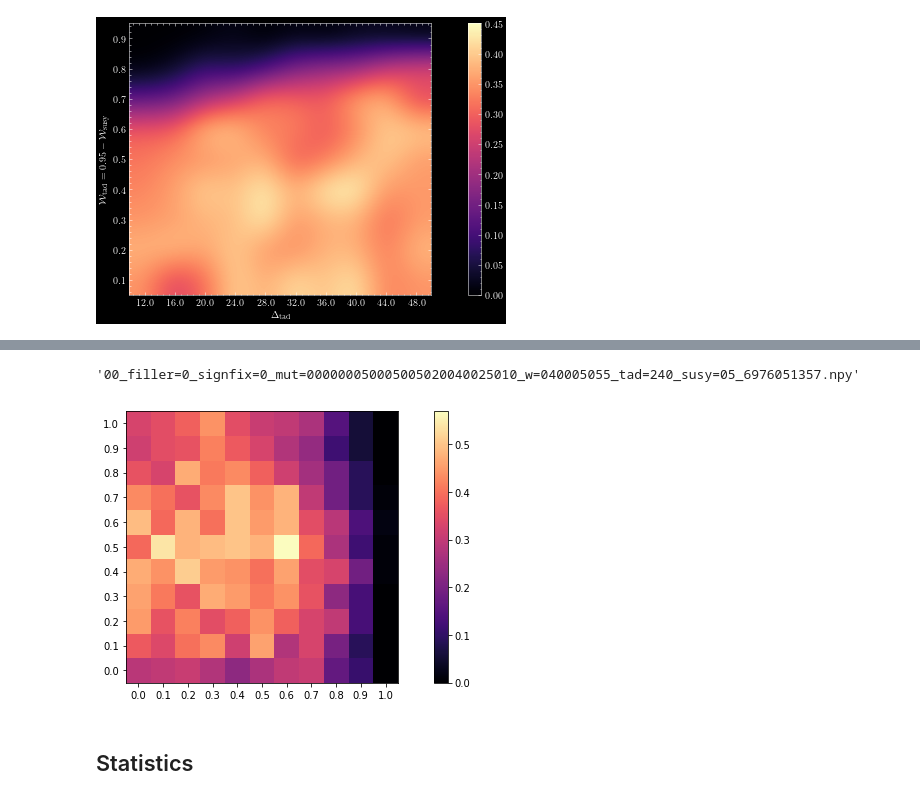
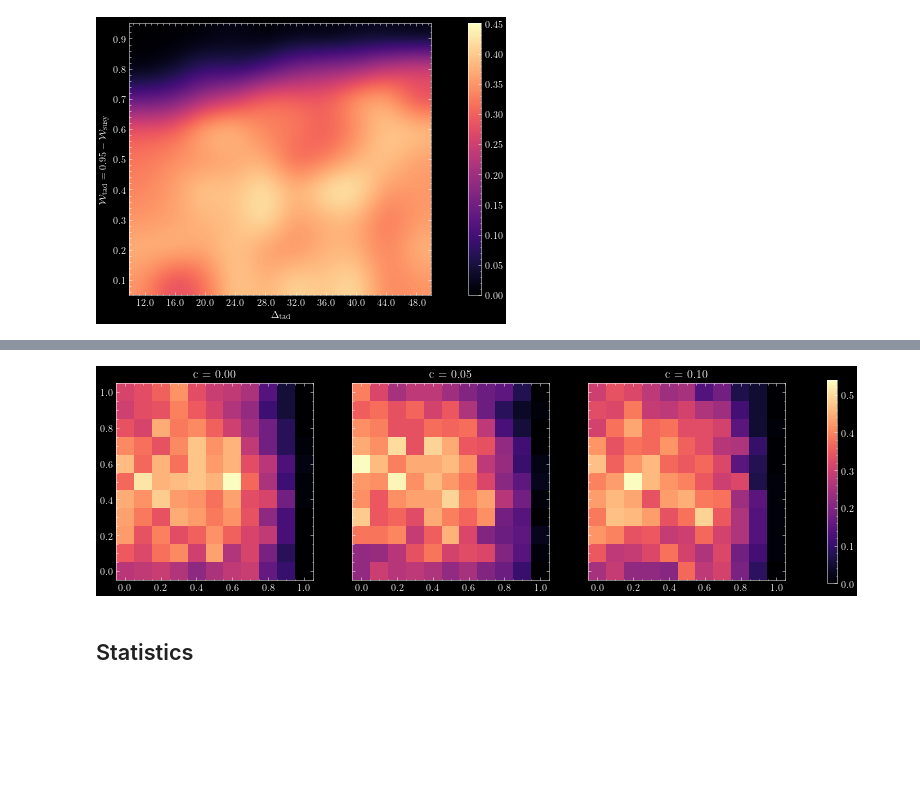
Before and after one commit to gloges/intersecting-brane-ga, a Jupyter notebook: braneGA.ipynb, the cells around one changed output, grey strips where cells are left out. Saved outputs shown, nothing was run; the diff lists cells and outputs as text; code cells hidden in the pictures; blank space fills up the shorter version.

```diff
--- a/braneGA.ipynb
+++ b/braneGA.ipynb
@@ -27,11 +25,12 @@ nSurvive = 15
 maxStacks = 8
 bix2 = np.array([0, 0, 0])
 UI = np.array([1, 1, 1, 2])
-filler = True
-signfix = True
+filler = False
+signfix = False
 
 # Cross-over probabilities
-xoverProbs = [0.4, 0.4, 0.05, 0.05]
+# xoverProbs = [0.4, 0.4, 0.05, 0.05]
+xoverProbs = [0.23, 0.23, 0.23, 0.23]
 
 # Mutation parameters
 mutStckSplt = 0
@@ -75,7 +74,7 @@ saveFill = False
 saveOpt = False
 
 # Run!
-branes.GA(nRuns, nGens, popSize, nSurvive, bix2, UI, maxStacks, filler, signfix,
+rewards = branes.GA(nRuns, nGens, popSize, nSurvive, bix2, UI, maxStacks, filler, signfix,
           xoverProbs, mutRates,
           weights, tadScale, susyScale,
           progress,
@@ -118,0 +114,7 @@ KeyboardInterrupt:
+# %%
+gList = [5, 10, 20, 50, 100]
+fig, ax = plt.subplots(1, len(gList), figsize=(15,3), sharex=True, sharey=True)
+for i in range(len(gList)):
+    g = gList[i]
+    ax[i].hexbin(rewards[g,:,0], rewards[g,:,2], gridsize=15, extent=(0,1,0,1), cmap='magma')
+plt.show()
@@ -201,45 +205,43 @@ These are parametrized by $x,y,c\in[0,1]$ as
 |gene| $(1-c)\cos^2{(\frac{\pi}{2}x)}\sin^2{(\frac{\pi}{2}y)}$ |
 |gene (const)| $(1-c)\sin^2{(\frac{\pi}{2}x)}\sin^2{(\frac{\pi}{2}y)}$ |
 |clone| $c$ |
-# %%
-files[0][68:]
-# %% [output]
-'00_filler=0_signfix=0_mut=000000050005005020040025010_w=040005055_tad=240_susy=05_6976051357.npy'
 # %%
 files = glob.glob('condor/pxo_xycparam_v2/*/*.npy')
 
 xList = [int(f[56:59])/100 for f in files]
 yList = [int(f[62:65])/100 for f in files]
 cList = [int(f[68:70])/100 for f in files]
 
 successCounts = np.array([np.load(f) for f in files])
 
 xx = np.unique(xList)
 yy = np.unique(yList)
 cc = np.unique(cList)
 
 counts = np.zeros([len(xx), len(yy), len(cc), 2])
 
 for i in range(len(xx)):
     for j in range(len(yy)):
         for k in range(len(cc)):
             whr = np.where((xList == xx[i]) * (yList == yy[j]) * (cList == cc[k]))[0]
             counts[i,j,k] = np.sum(successCounts[whr], axis=0)
 
 probs = counts[:,:,:,0] / (counts[:,:,:,0] + counts[:,:,:,1])
 
-fig, ax = plt.subplots(1, 1, figsize=(13,5))
-im = plt.imshow(probs[:,:,0].T, origin='lower', cmap='magma', interpolation='none', vmin=0)
-plt.colorbar(im)
-plt.xticks(range(len(xx)), labels=xx)
-plt.yticks(range(len(yy)), labels=yy)
-# plt.yticks(range(len(cc)), labels=cc)
+fig, ax = plt.subplots(1, len(cc), figsize=(15,5), sharex=True, sharey=True)
+
+for i in range(len(cc)):
+    im = ax[i].imshow(probs[:,:,i].T, origin='lower', cmap='magma', interpolation='none', vmin=0)
+    ax[i].set_title('c = %.2f' % cc[i])
+plt.colorbar(im, ax=ax, shrink=0.75)
+plt.xticks(np.arange(0,len(xx),2), labels=xx[::2])
+plt.yticks(np.arange(0,len(yy),2), labels=yy[::2])
 
 # plt.savefig('pxo_xycparam_v1.png')
 
 plt.show()
 # %% [output]
-[figure, old version]
+[figure, new version]
 # %% [markdown]
 ## Statistics
 # %%
```
Also changed, not shown: parts of 3 cells of this notebook, 1 other file.
